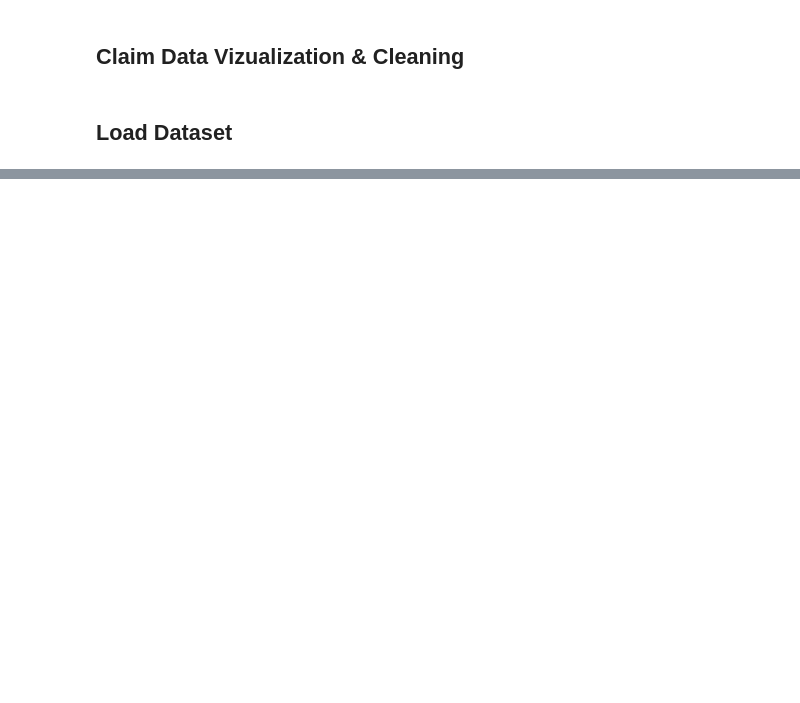
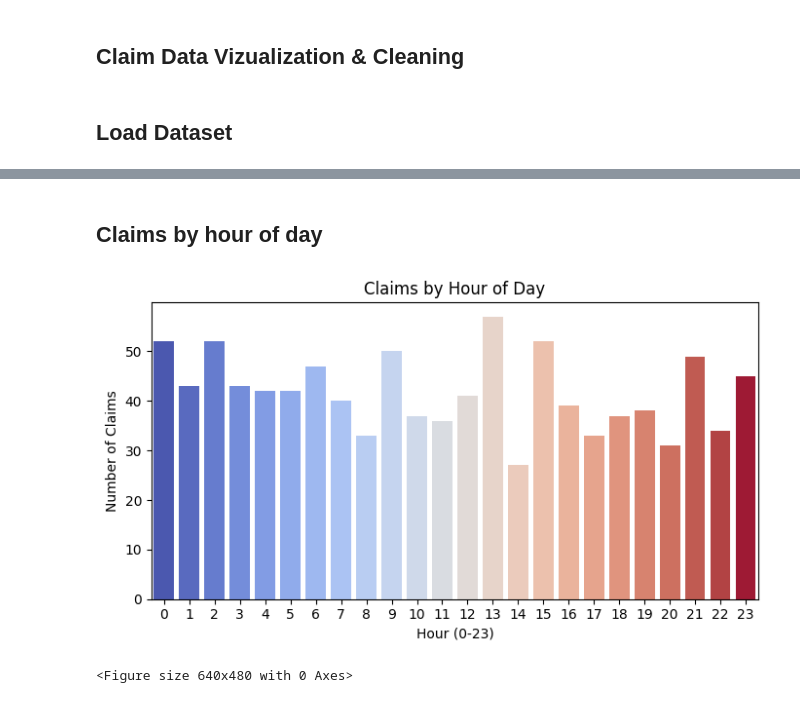
Before and after one commit to Sumit-Prasad01/Local-Food-Wastage-Management-System, a Jupyter notebook: notebooks/01_Clain_Data_Viz.ipynb, the cells around one changed output, grey strips where cells are left out. Saved outputs shown, nothing was run; the diff lists cells and outputs as text; code cells hidden in the pictures; blank space fills up the shorter version.

```diff
--- a/notebooks/01_Clain_Data_Viz.ipynb
+++ b/notebooks/01_Clain_Data_Viz.ipynb
@@ -86,0 +156,14 @@ status_counts = df['Status'].value_counts()
+# %% [markdown]
+## Claims by hour of day
+# %%
+plt.figure(figsize=(7,4))
+sns.countplot(data=df, x='Hour',hue = 'Hour', legend = False , palette='coolwarm')
+plt.title("Claims by Hour of Day")
+plt.xlabel("Hour (0-23)")
+plt.ylabel("Number of Claims")
+plt.tight_layout()
+plt.show()
+plt.savefig('../reports/Visualizations/Claim_Data/Claims by Hour of Day.png')
+# %% [output]
+[figure, added]
+<Figure size 640x480 with 0 Axes>
```
Also changed, not shown: parts of 47 cells of this notebook, 16 other files.
